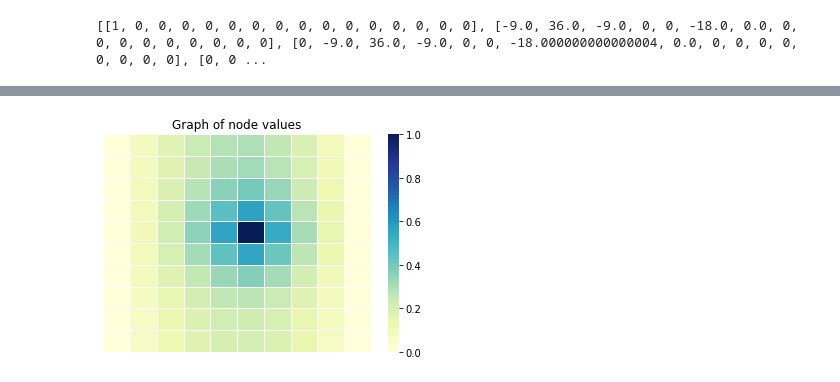
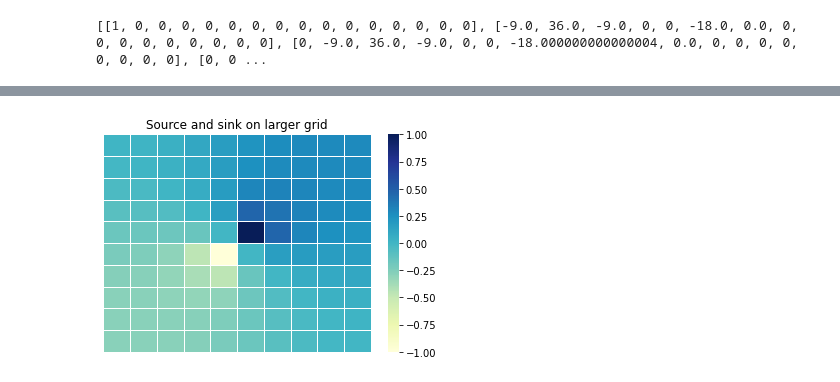
Before and after one commit to westb2/numerical_methods_hw4, a Jupyter notebook: test_grid.ipynb, the cells around one changed output, grey strips where cells are left out. Drawn from its saved outputs; the diff is of its cells as text; code cells hidden in the pictures.

```diff
--- a/test_grid.ipynb
+++ b/test_grid.ipynb
@@ -7,8 +7,8 @@ import matplotlib.pylab as plt
 # notes: Constant BCs and Sources go on RHS. Diffusion terms go in matrix
 # %%
 class Point_Source(object):
-    def __init__(self, _node, _value):
-        self.node = _node
-        self.value = _value
+    def __init__(self,node,value):
+        self.node =node
+        self.value =value
 # %%
 class Continuous_Source(object):
@@ -21,2 +21,7 @@ class Continuous_Source(object):
+# %%
+class Transmissivity(object):
+    def __init__(self, Tx=(lambda x, y: 1.0), Ty=(lambda x, y: 1.0)):
+        self.Tx = Tx
+        self.Ty = Ty
 # %%
 class Grid(object):
@@ -229,11 +271,11 @@ grid.print_system()
 # %%
 point_sources =[
-    Point_Source(_node=56,_value=1),
-    # Point_Source(_node=11,_value=1)
+    Point_Source(node=56,value=1),
+    Point_Source(node=45,value=-1)
 ]
-grid = Grid(_point_sources=point_sources, _right_BC=0, _type_one_BCs_on = True, _num_nodes_per_side=10)
+grid = Grid(point_sources=point_sources, left_BC_on = False, right_BC_on=False, num_nodes_per_side=10)
 
 grid.solve_system()
-grid.print_system()
+grid.print_system(title="Source and sink on larger grid")
 # %% [output]
-[figure, old version]
+[figure, new version]
```
Also changed, not shown: parts of 16 cells of this notebook.
